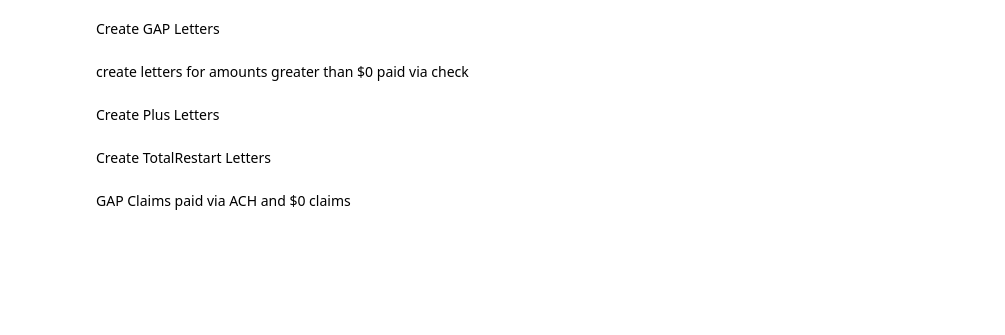
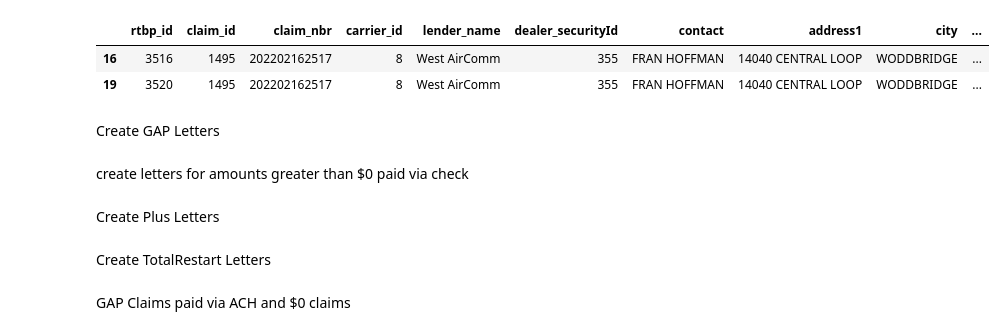
Before and after one commit to jediracer/Claim_Payments, a Jupyter notebook: vgcQbTest.ipynb, the cells around one changed output. Saved outputs shown, nothing was run; the diff lists cells and outputs as text; code cells hidden in the pictures; blank space fills up the shorter version.

```diff
--- a/vgcQbTest.ipynb
+++ b/vgcQbTest.ipynb
@@ -803,3 +838,22 @@ pymts_df = pymts_df.merge(carrier_df, left_on='carrier_id', right_on='carrier_id
+# %%
+carrierSel = 'Securian Casualty'
+paySel = 'ACH-GL'
+# %%
+if carrierSel != 'All Carriers':
+    if paySel != 'All Types':
+        pymts_df1 = pymts_df.loc[(pymts_df['carrier'] == carrierSel) & (pymts_df['pymt_method'] == paySel)].copy()
+    else:
+        pymts_df1 = pymts_df.loc[pymts_df['carrier'] == carrierSel].copy()
+elif paySel != 'All Types':
+    pymts_df1 = pymts_df.loc[pymts_df['pymt_method'] == paySel].copy()
+else:
+    pymts_df1 = pymts_df
+# %%
+pymts_df1
+# %% [output]
+|  | rtbp_id | claim_id | claim_nbr | carrier_id | lender_name | dealer_securityId | contact | address1 | city | ... |
+| 16 | 3516 | 1495 | 202202162517 | 8 | West AirComm | 355 | FRAN HOFFMAN | 14040 CENTRAL LOOP | WODDBRIDGE | ... |
+| 19 | 3520 | 1495 | 202202162517 | 8 | West AirComm | 355 | FRAN HOFFMAN | 14040 CENTRAL LOOP | WODDBRIDGE | ... |
 # %%
 # payments greater than 0 df
 qb_pymts_df = pymts_df.loc[pymts_df['amount'] > 0].copy()
```
Also changed, not shown: parts of 5 cells of this notebook.
